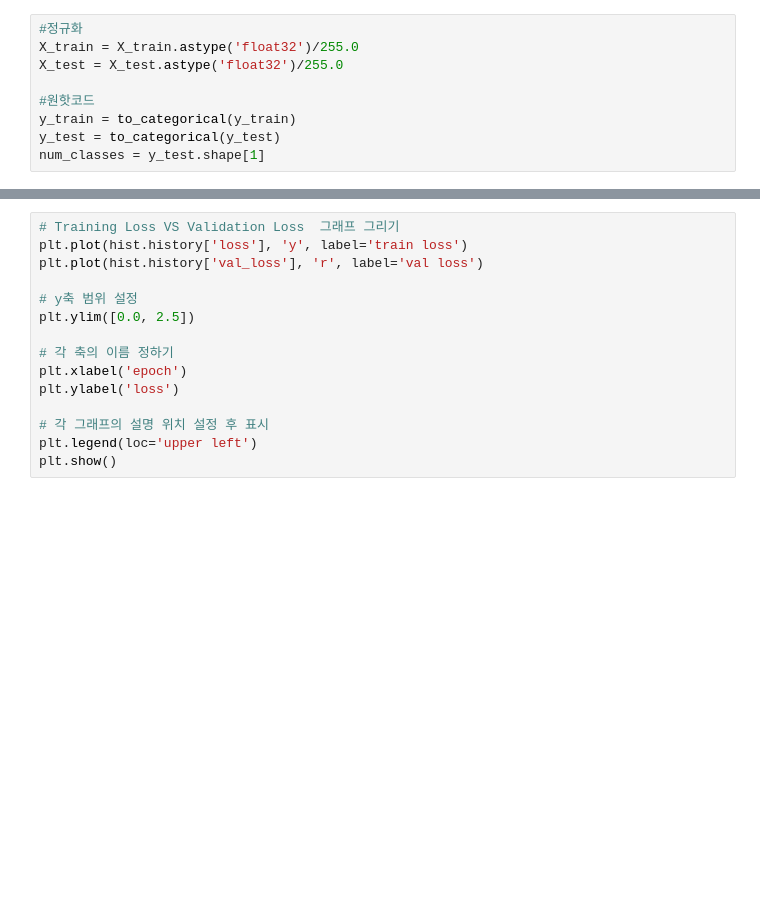
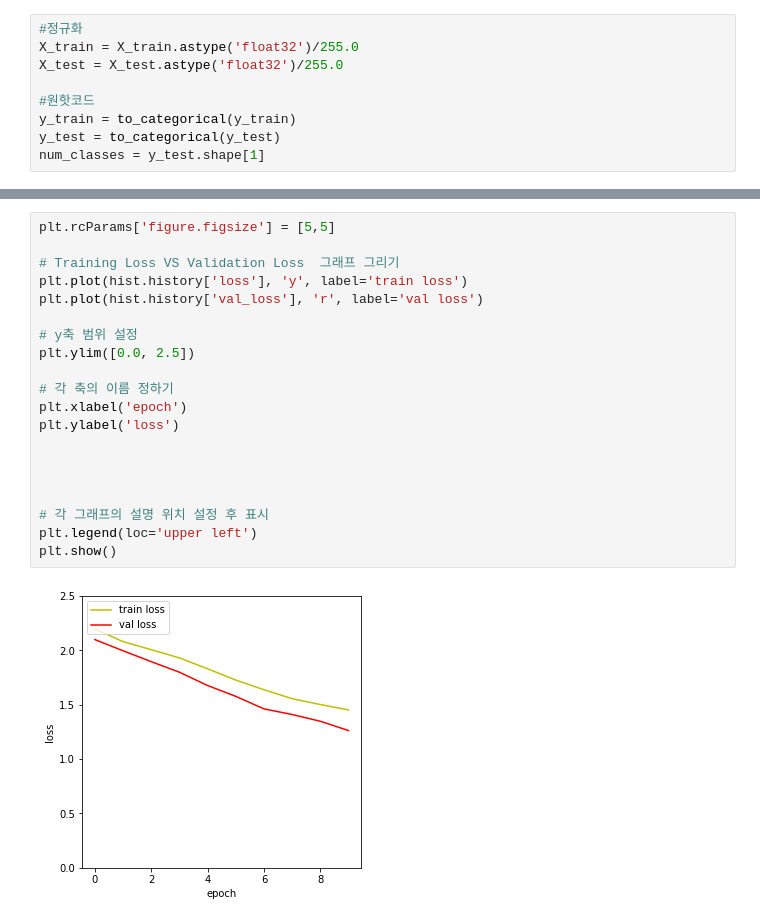
Before and after one commit to Chung-god/ComputerVision, a Jupyter notebook: CNN.ipynb, the cells around one changed output, grey strips where cells are left out. Saved outputs shown, nothing was run; the diff lists cells and outputs as text; blank space fills up the shorter version.

```diff
--- a/CNN.ipynb
+++ b/CNN.ipynb
@@ -138,17 +154,24 @@ Epoch 2/10
 # %%
+plt.rcParams['figure.figsize'] = [5,5]
+
 # Training Loss VS Validation Loss  그래프 그리기
 plt.plot(hist.history['loss'], 'y', label='train loss')
 plt.plot(hist.history['val_loss'], 'r', label='val loss')
 
 # y축 범위 설정
 plt.ylim([0.0, 2.5])
 
 # 각 축의 이름 정하기
 plt.xlabel('epoch')
 plt.ylabel('loss')
 
+
+
+
 # 각 그래프의 설명 위치 설정 후 표시
 plt.legend(loc='upper left')
 plt.show()
+# %% [output]
+[figure, added]
 # %%
 # Training Accuracy VS Validation Accuracy 그래프 그리기
```
Also changed, not shown: parts of 8 cells of this notebook.
